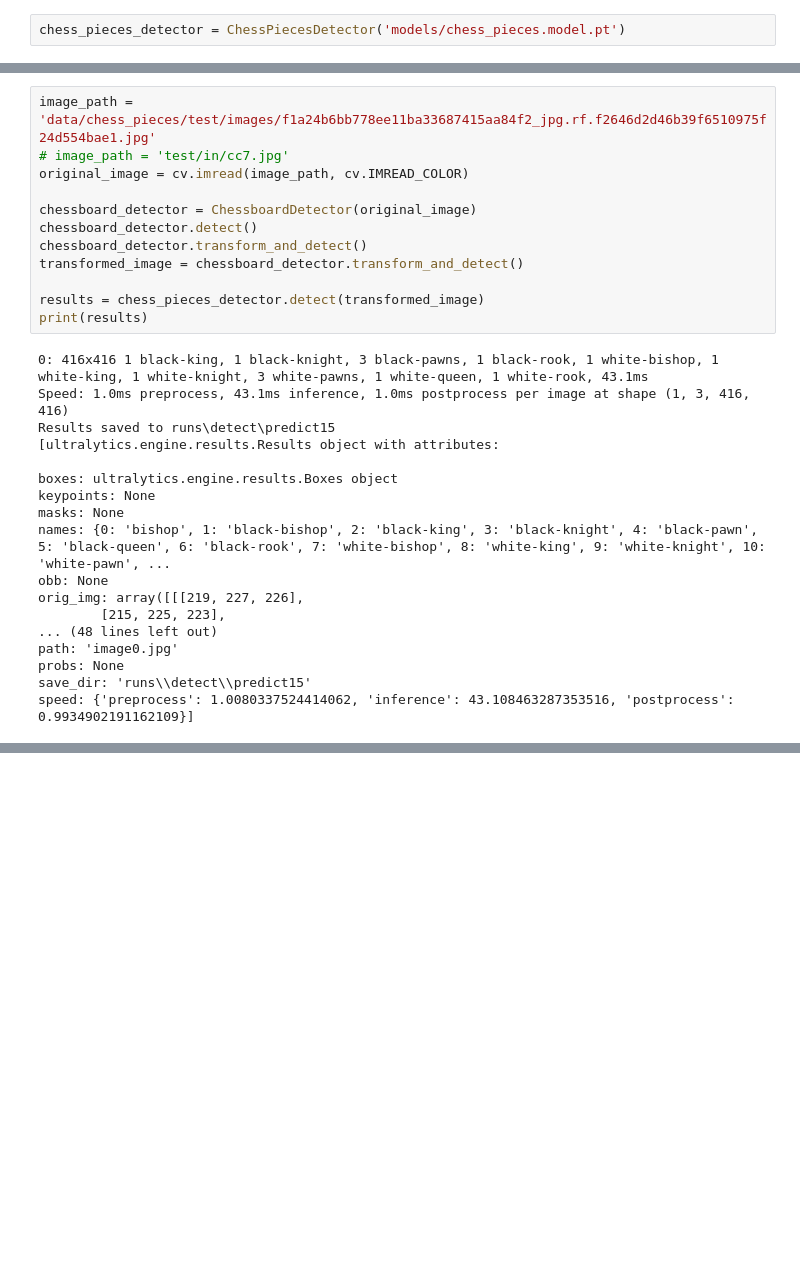
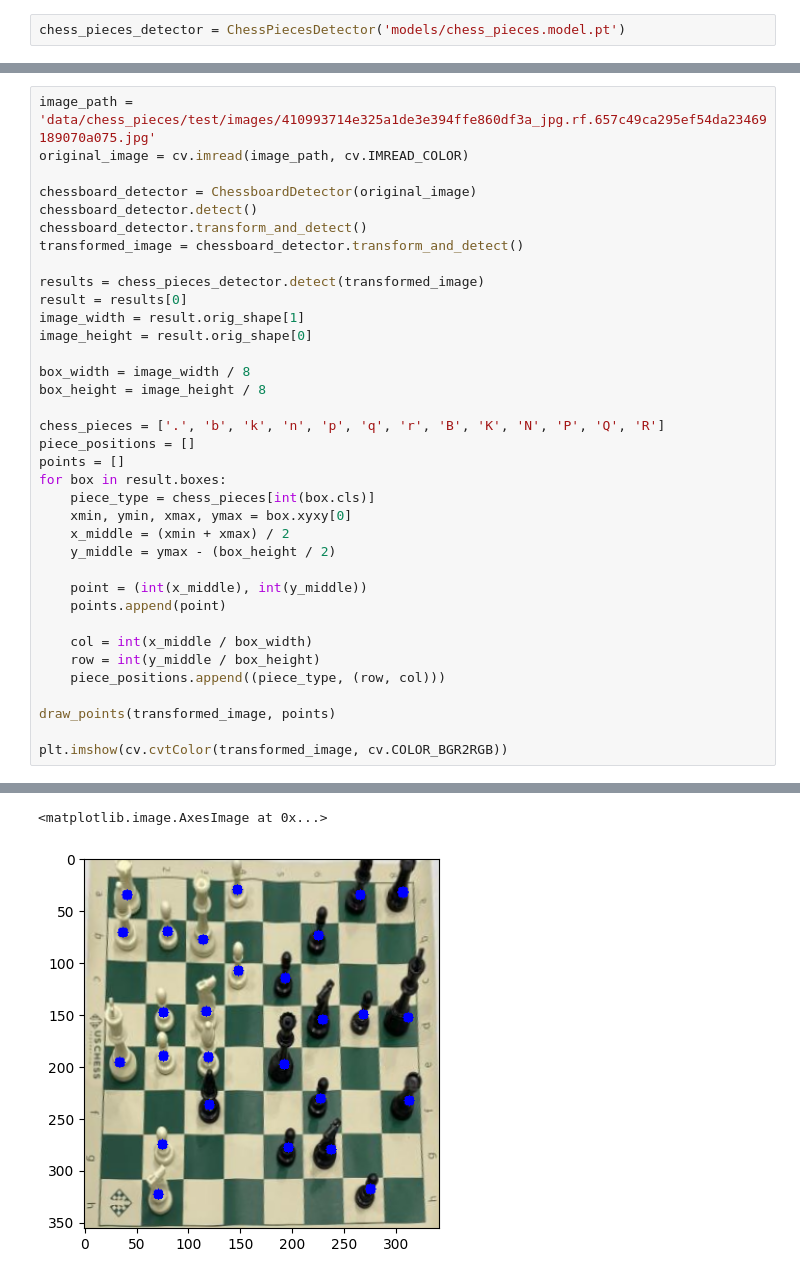
Before and after one commit to tbtiberiu/chess-position-detector, a Jupyter notebook: chess-position-detector.ipynb, the cells around one changed output, grey strips where cells are left out. Drawn from its saved outputs; the diff is of its cells as text; blank space fills up the shorter version.

Commit message:
Add position detector to get FEN

```diff
--- a/chess-position-detector.ipynb
+++ b/chess-position-detector.ipynb
@@ -53,30 +11,37 @@ Results saved to runs\detect\predict15
-# %%
-image_path = 'data/chess_pieces/test/images/f1a24b6bb778ee11ba33687415aa84f2_jpg.rf.f2646d2d46b39f6510975f24d554bae1.jpg'
-# image_path = 'test/in/cc7.jpg'
-original_image = cv.imread(image_path, cv.IMREAD_COLOR)
-
-chessboard_detector = ChessboardDetector(original_image)
-chessboard_detector.detect()
-chessboard_detector.transform_and_detect()
-transformed_image = chessboard_detector.transform_and_detect()
-
-results = chess_pieces_detector.detect(transformed_image)
-print(results)
-# %% [output]
-0: 416x416 1 black-king, 1 black-knight, 3 black-pawns, 1 black-rook, 1 white-bishop, 1 white-king, 1 white-knight, 3 white-pawns, 1 white-queen, 1 white-rook, 43.1ms
-Speed: 1.0ms preprocess, 43.1ms inference, 1.0ms postprocess per image at shape (1, 3, 416, 416)
-Results saved to runs\detect\predict15
-[ultralytics.engine.results.Results object with attributes:
-
-boxes: ultralytics.engine.results.Boxes object
-keypoints: None
-masks: None
-names: {0: 'bishop', 1: 'black-bishop', 2: 'black-king', 3: 'black-knight', 4: 'black-pawn', 5: 'black-queen', 6: 'black-rook', 7: 'white-bishop', 8: 'white-king', 9: 'white-knight', 10: 'white-pawn', ...
-obb: None
-orig_img: array([[[219, 227, 226],
-        [215, 225, 223],
-... (48 lines left out)
-path: 'image0.jpg'
-probs: None
-save_dir: 'runs\\detect\\predict15'
-speed: {'preprocess': 1.0080337524414062, 'inference': 43.108463287353516, 'postprocess': 0.9934902191162109}]
+# %%
+image_path = 'data/chess_pieces/test/images/410993714e325a1de3e394ffe860df3a_jpg.rf.657c49ca295ef54da23469189070a075.jpg'
+original_image = cv.imread(image_path, cv.IMREAD_COLOR)
+
+chessboard_detector = ChessboardDetector(original_image)
+chessboard_detector.detect()
+chessboard_detector.transform_and_detect()
+transformed_image = chessboard_detector.transform_and_detect()
+
+results = chess_pieces_detector.detect(transformed_image)
+result = results[0]
+image_width = result.orig_shape[1]
+image_height = result.orig_shape[0]
+
+box_width = image_width / 8
+box_height = image_height / 8
+
+chess_pieces = ['.', 'b', 'k', 'n', 'p', 'q', 'r', 'B', 'K', 'N', 'P', 'Q', 'R']
+piece_positions = []
+points = []
+for box in result.boxes:
+    piece_type = chess_pieces[int(box.cls)]
+    xmin, ymin, xmax, ymax = box.xyxy[0]
+    x_middle = (xmin + xmax) / 2
+    y_middle = ymax - (box_height / 2)
+
+    point = (int(x_middle), int(y_middle))
+    points.append(point)
+
+    col = int(x_middle / box_width)
+    row = int(y_middle / box_height)
+    piece_positions.append((piece_type, (row, col)))
+
+draw_points(transformed_image, points)
+
+plt.imshow(cv.cvtColor(transformed_image, cv.COLOR_BGR2RGB))
+# %% [output]
@@ -82,0 +51,2 @@ speed: {'preprocess': 1.0080337524414062, 'inference': 43.108463287353516, 'post
+<matplotlib.image.AxesImage at 0x...>
+[figure, added]
```
Also changed, not shown: parts of 7 cells of this notebook, 10 other files.
